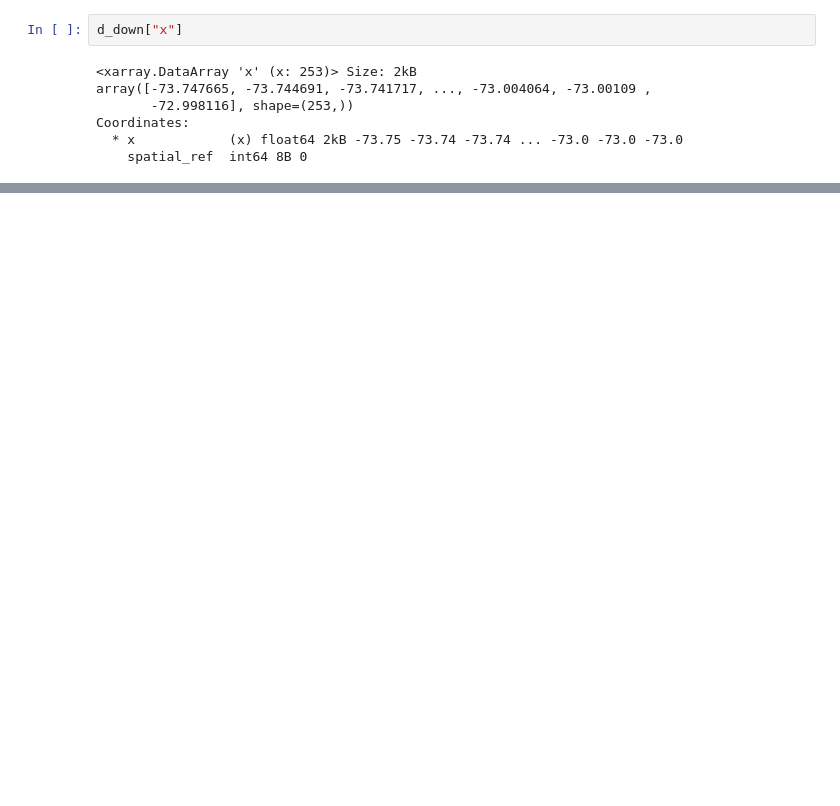
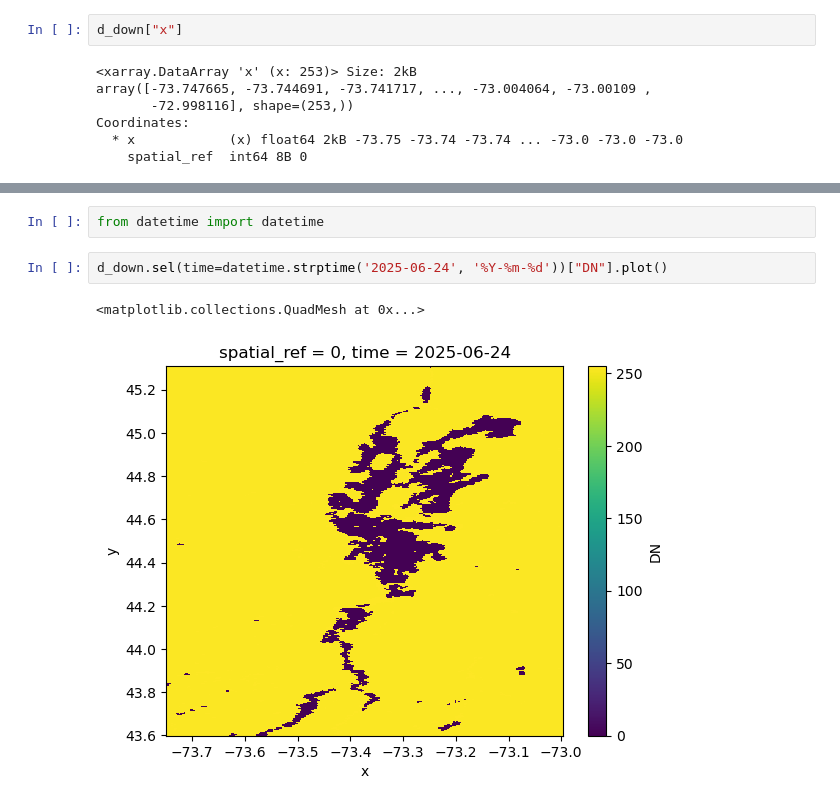
Before and after one commit to CIROH-UVM/forecast-workflow, a Jupyter notebook: examples/sentinel3_download.ipynb, the cells around one changed output, grey strips where cells are left out. Drawn from its saved outputs; the diff is of its cells as text; blank space fills up the shorter version.

```diff
--- a/examples/sentinel3_download.ipynb
+++ b/examples/sentinel3_download.ipynb
@@ -140,0 +151,7 @@ urls
+# %%
+from datetime import datetime
+# %%
+d_down.sel(time=datetime.strptime('2025-06-24', '%Y-%m-%d'))["DN"].plot()
+# %% [output]
+<matplotlib.collections.QuadMesh at 0x...>
+[figure, added]
```
Also changed, not shown: parts of 7 cells of this notebook, 2 other files.
